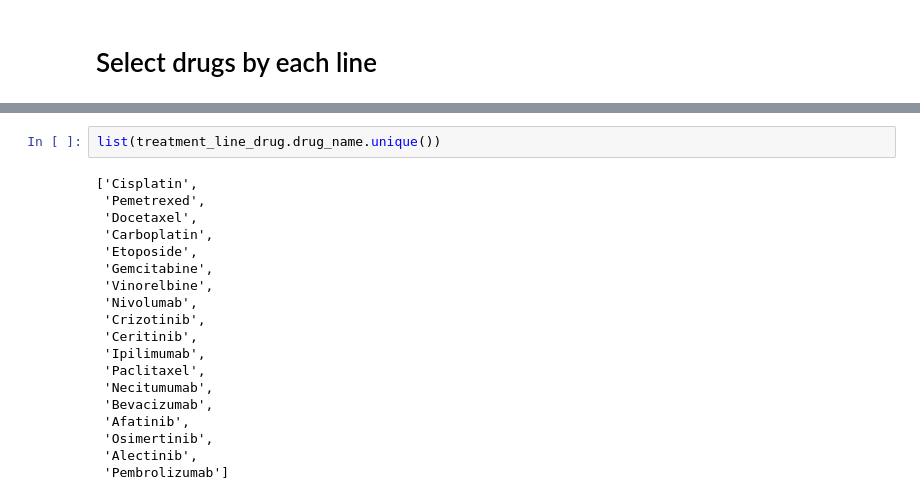
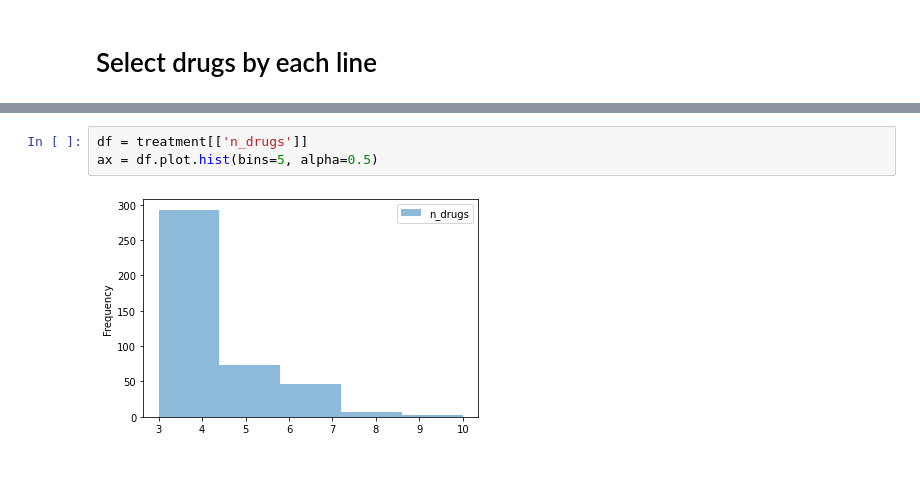
Before and after one commit to arivasm/Neuro-Symbolic_Treatment-Response, a Jupyter notebook: extract_treatment.ipynb, the cells around one changed output, grey strips where cells are left out. Drawn from its saved outputs; the diff is of its cells as text; blank space fills up the shorter version.

```diff
--- a/extract_treatment.ipynb
+++ b/extract_treatment.ipynb
@@ -153,21 +155,5 @@ df_drug.loc[df_drug.patient_id==66695]
-# %%
-list(treatment_line_drug.drug_name.unique())
-# %% [output]
-['Cisplatin',
- 'Pemetrexed',
- 'Docetaxel',
- 'Carboplatin',
- 'Etoposide',
- 'Gemcitabine',
- 'Vinorelbine',
- 'Nivolumab',
- 'Crizotinib',
- 'Ceritinib',
- 'Ipilimumab',
- 'Paclitaxel',
- 'Necitumumab',
- 'Bevacizumab',
- 'Afatinib',
- 'Osimertinib',
- 'Alectinib',
- 'Pembrolizumab']
+# %%
+df = treatment[['n_drugs']]
+ax = df.plot.hist(bins=5, alpha=0.5)
+# %% [output]
+[figure, added]
```
Also changed, not shown: parts of 12 cells of this notebook, 4 other files.
